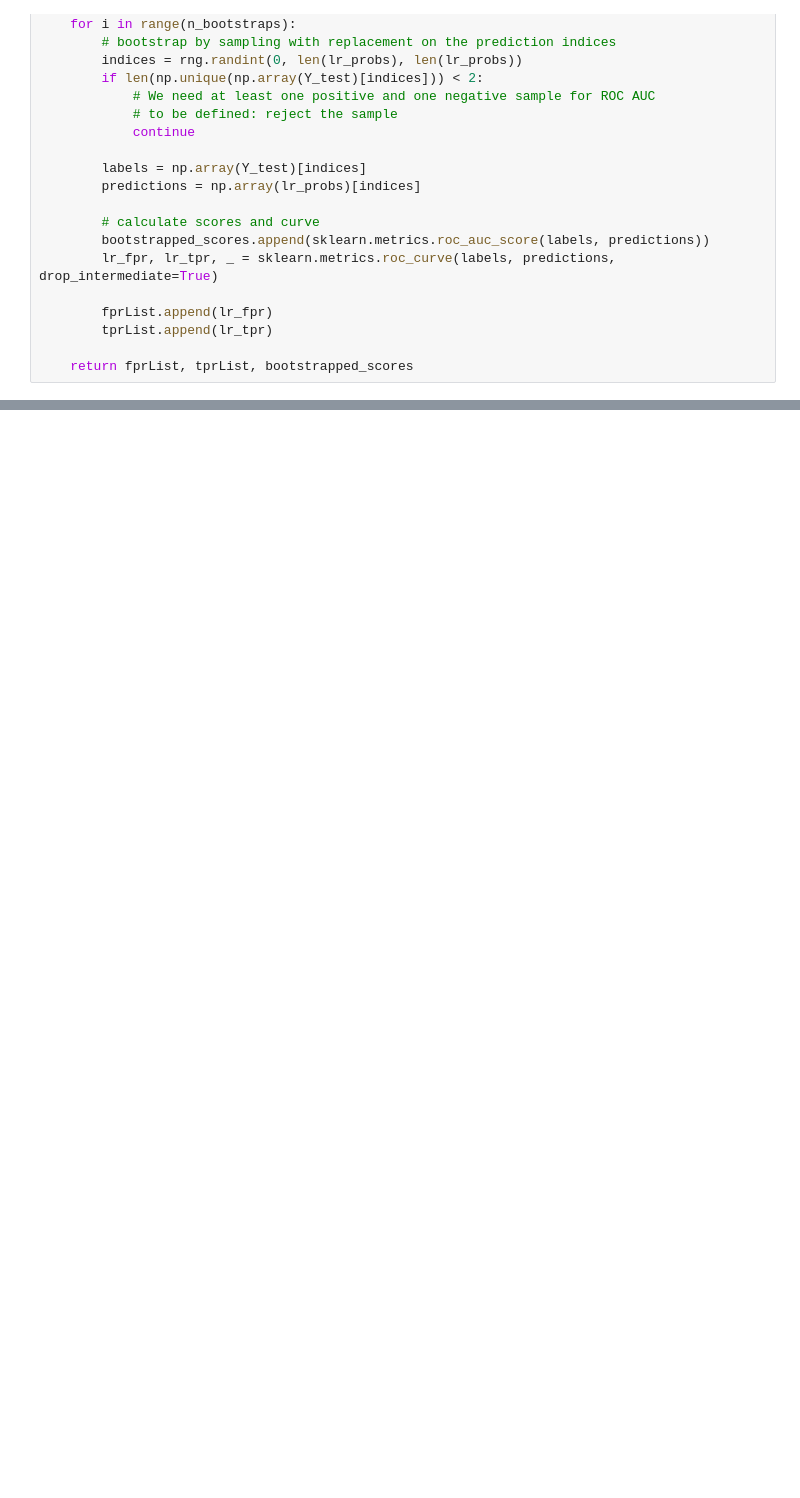
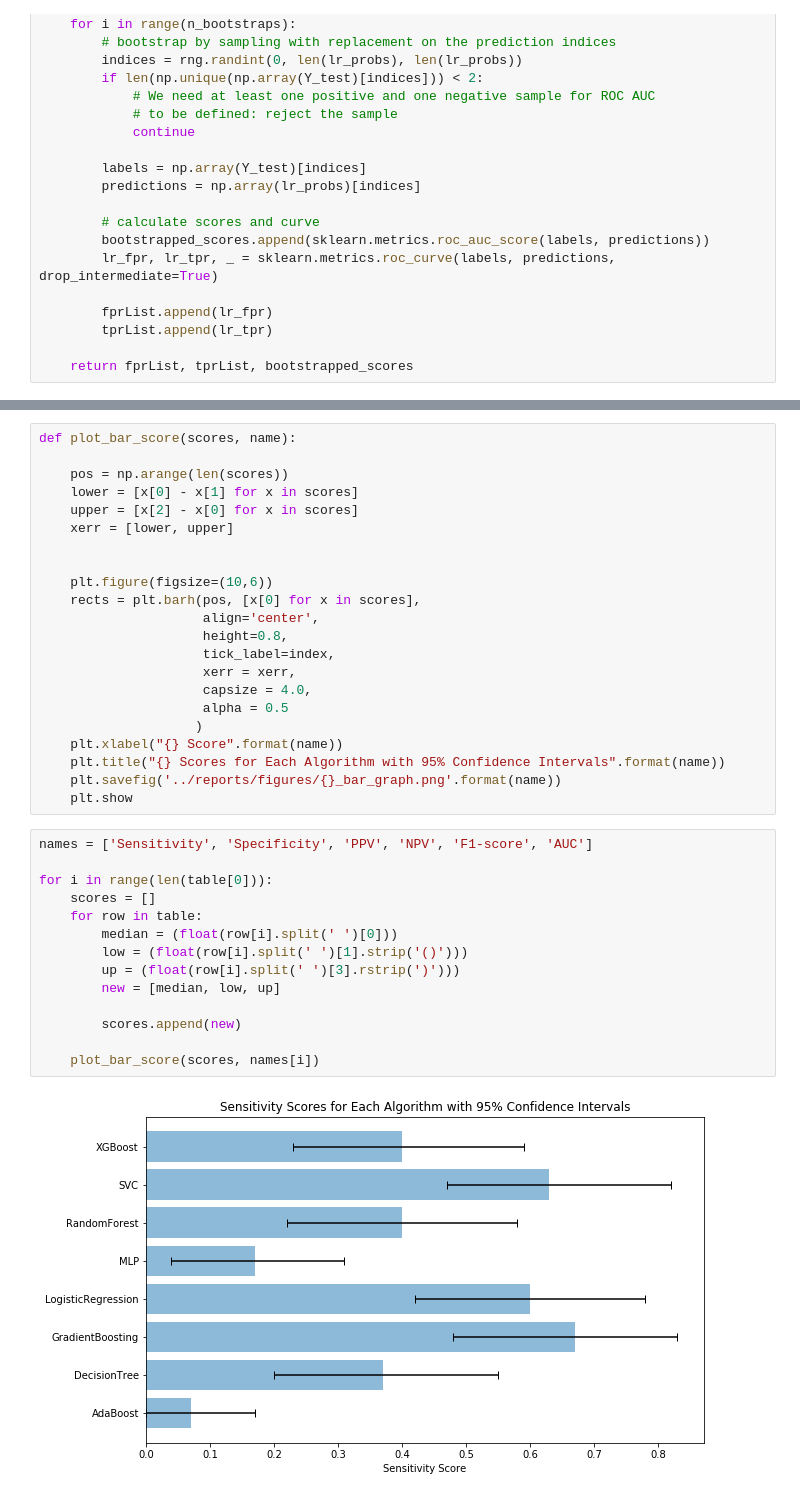
Before and after one commit to btcrabb/NSQIP_ML, a Jupyter notebook: notebooks/2.6-BTC-roc_auc_curves.ipynb, the cells around one changed output, grey strips where cells are left out. Drawn from its saved outputs; the diff is of its cells as text; blank space fills up the shorter version.

```diff
--- a/notebooks/2.6-BTC-roc_auc_curves.ipynb
+++ b/notebooks/2.6-BTC-roc_auc_curves.ipynb
@@ -206,0 +401,38 @@ NPV: 0.9227467811158798
+# %%
+def plot_bar_score(scores, name):
+
+    pos = np.arange(len(scores))
+    lower = [x[0] - x[1] for x in scores]
+    upper = [x[2] - x[0] for x in scores]
+    xerr = [lower, upper]
+
+
+    plt.figure(figsize=(10,6))
+    rects = plt.barh(pos, [x[0] for x in scores],
+                     align='center',
+                     height=0.8,
+                     tick_label=index,
+                     xerr = xerr,
+                     capsize = 4.0,
+                     alpha = 0.5
+                    )
+    plt.xlabel("{} Score".format(name))
+    plt.title("{} Scores for Each Algorithm with 95% Confidence Intervals".format(name))
+    plt.savefig('../reports/figures/{}_bar_graph.png'.format(name))
+    plt.show
+# %%
+names = ['Sensitivity', 'Specificity', 'PPV', 'NPV', 'F1-score', 'AUC']
+
+for i in range(len(table[0])):
+    scores = []
+    for row in table:
+        median = (float(row[i].split(' ')[0]))
+        low = (float(row[i].split(' ')[1].strip('()')))
+        up = (float(row[i].split(' ')[3].rstrip(')')))
+        new = [median, low, up]
+
+        scores.append(new)
+
+    plot_bar_score(scores, names[i])
+# %% [output]
+[figure, added]
```
Also changed, not shown: parts of 13 cells of this notebook, 19 other files.
